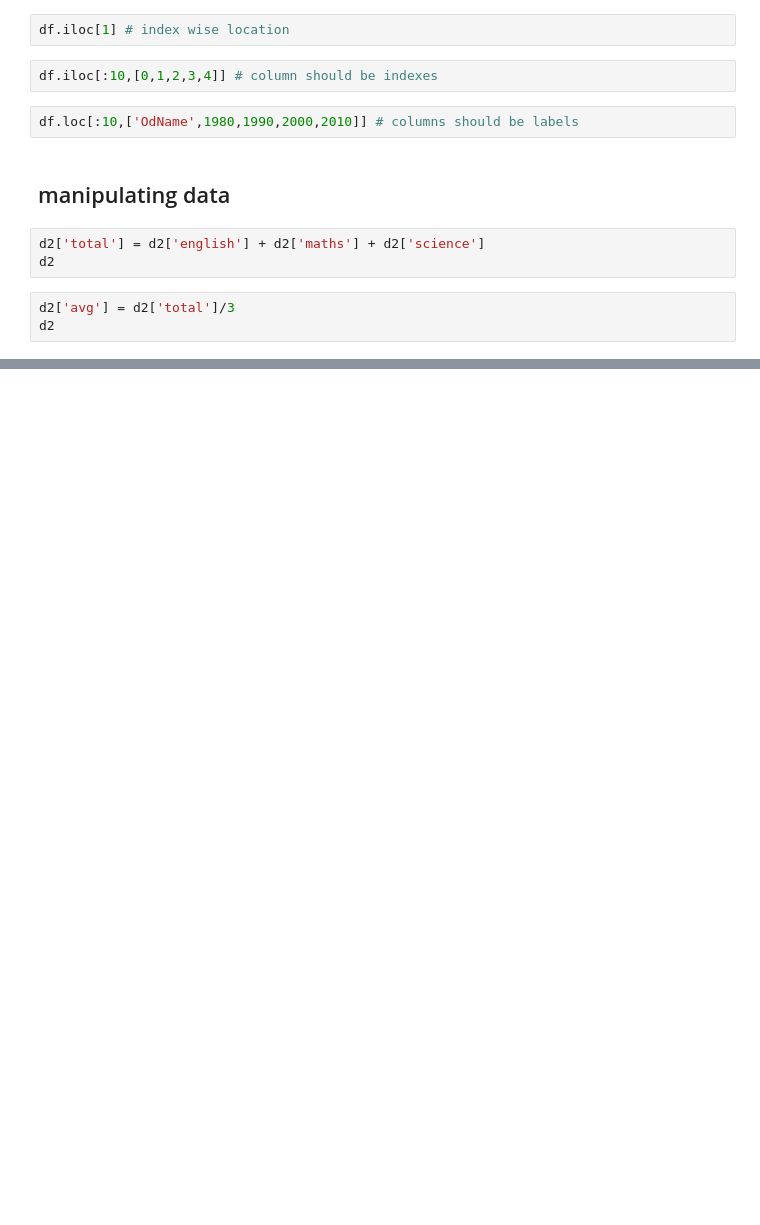
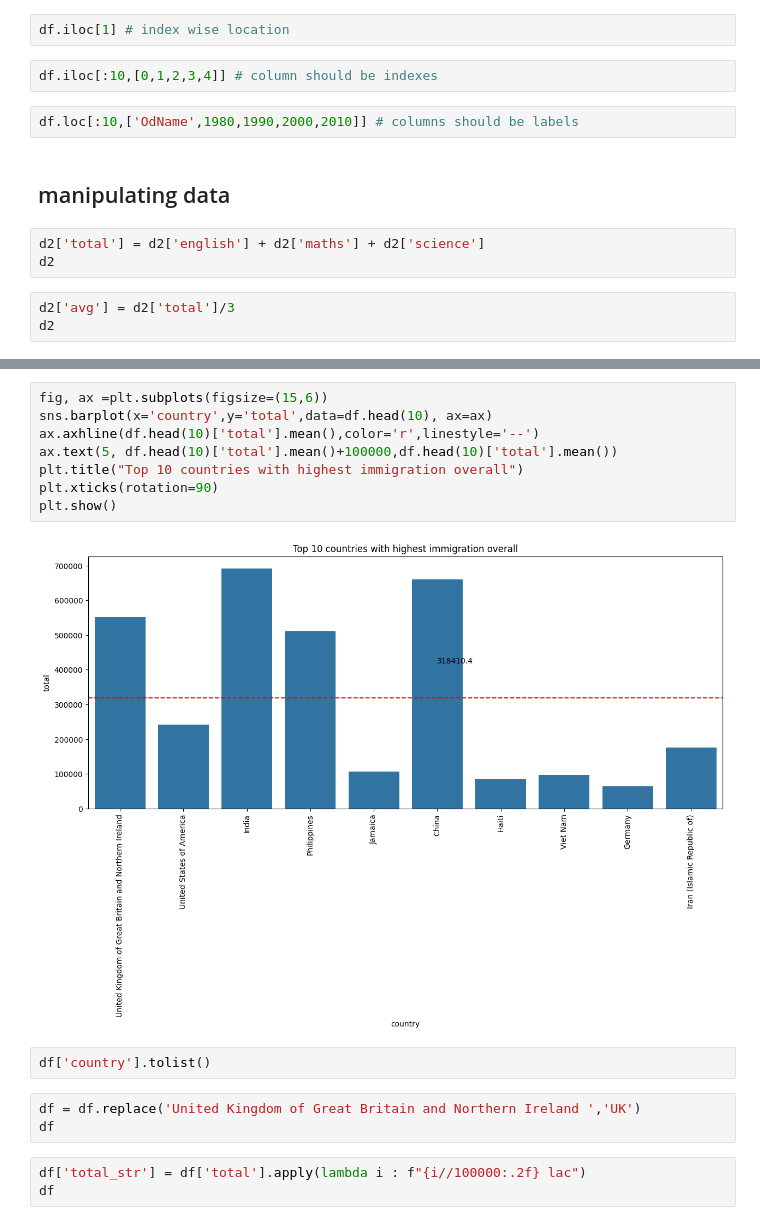
Before and after one commit to AkanshaS05/python-data-analytics, a Jupyter notebook: pandas.ipynb, the cells around one changed output, grey strips where cells are left out. Saved outputs shown, nothing was run; the diff lists cells and outputs as text; blank space fills up the shorter version.

```diff
--- a/pandas.ipynb
+++ b/pandas.ipynb
@@ -81,0 +132,18 @@ d2
+# %%
+fig, ax =plt.subplots(figsize=(15,6))
+sns.barplot(x='country',y='total',data=df.head(10), ax=ax)
+ax.axhline(df.head(10)['total'].mean(),color='r',linestyle='--')
+ax.text(5, df.head(10)['total'].mean()+100000,df.head(10)['total'].mean())
+plt.title("Top 10 countries with highest immigration overall")
+plt.xticks(rotation=90)
+plt.show()
+# %% [output]
+[figure, added]
+# %%
+df['country'].tolist()
+# %%
+df = df.replace('United Kingdom of Great Britain and Northern Ireland ','UK')
+df
+# %%
+df['total_str'] = df['total'].apply(lambda i : f"{i//100000:.2f} lac")
+df
```
Also changed, not shown: parts of 26 cells of this notebook, 2 other files.
